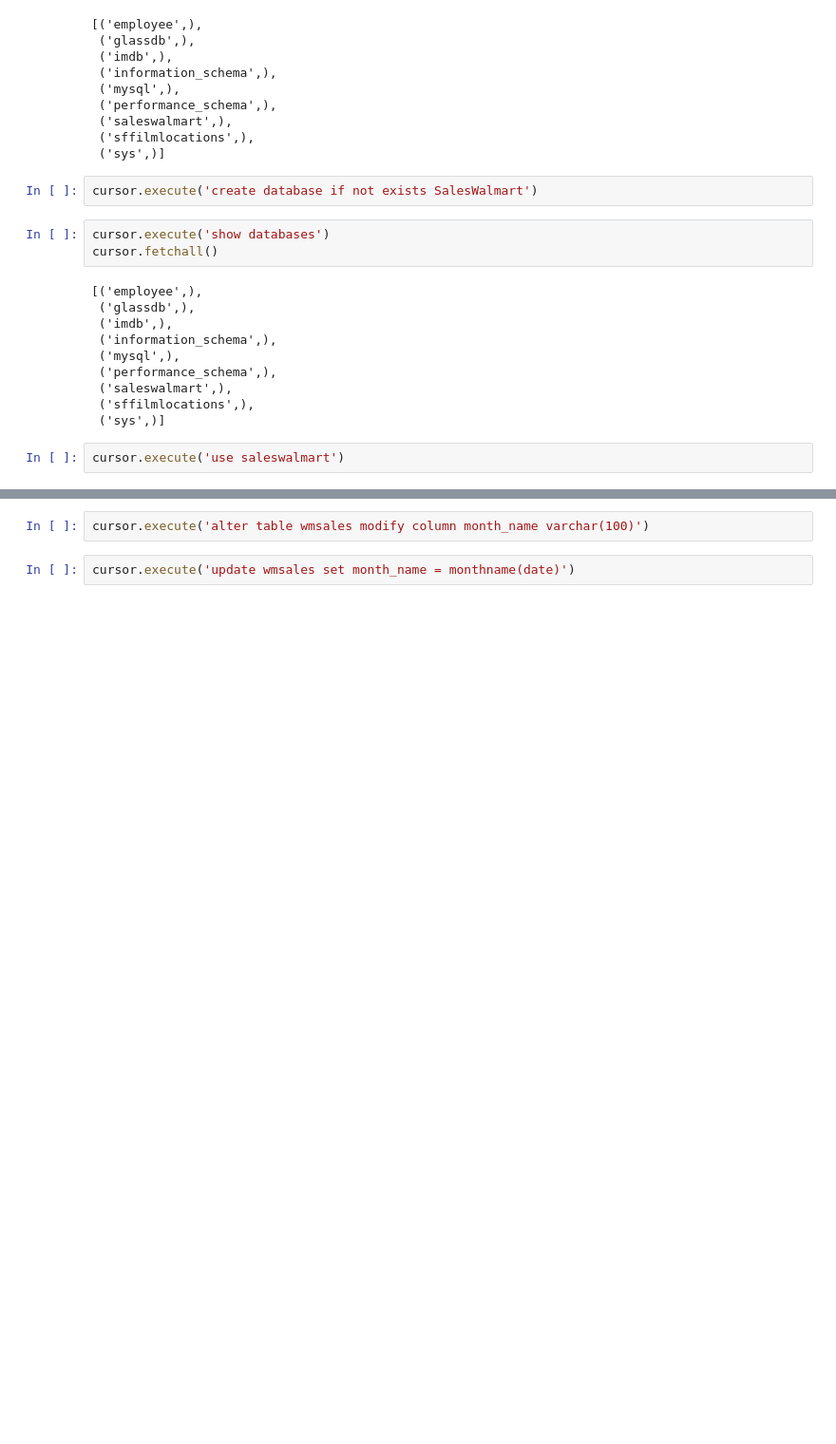
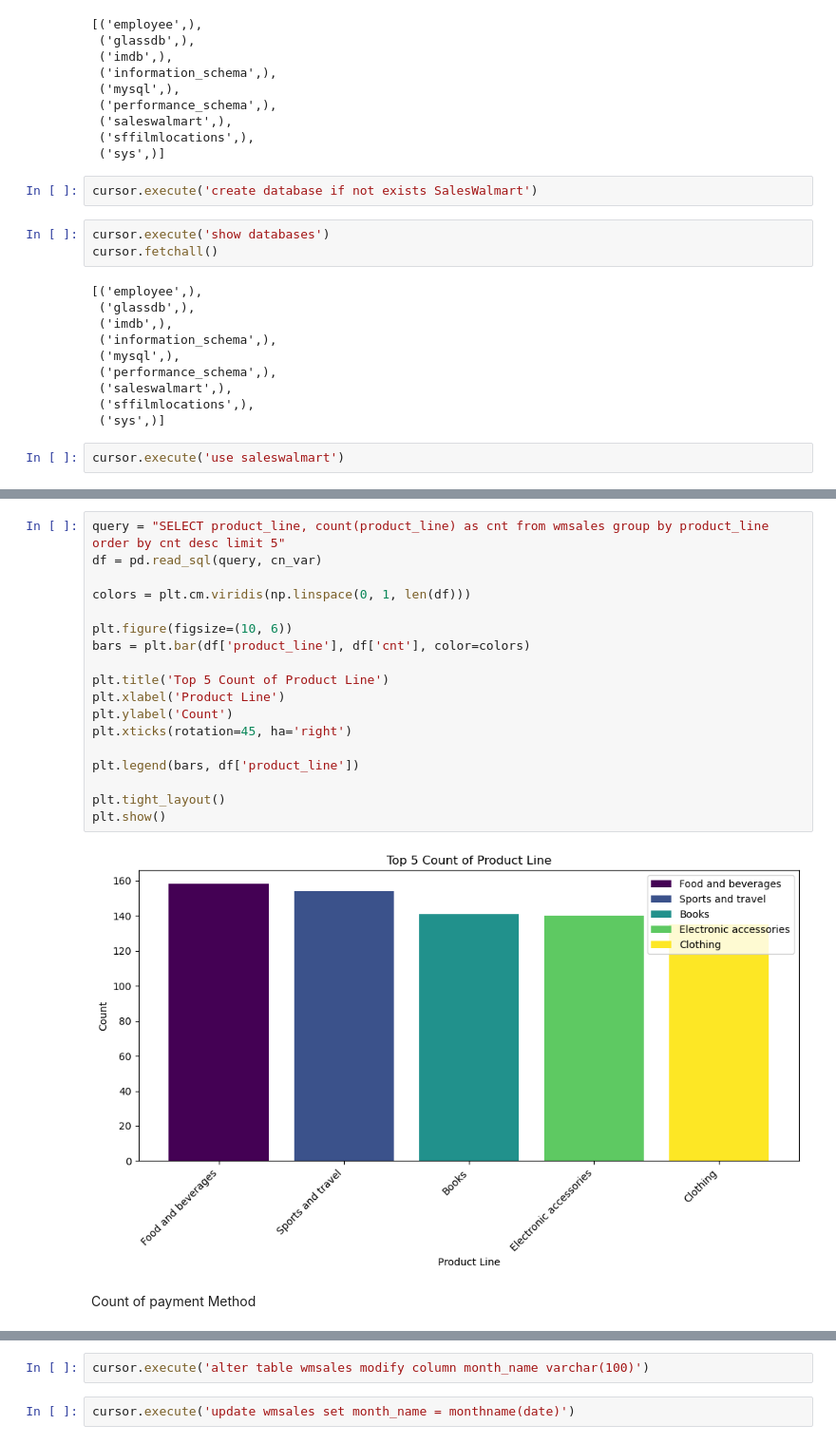
Before and after one commit to manthanvarma/walmart_sales_analysis, a Jupyter notebook: walmart_sales_analysis.ipynb, the cells around one changed output, grey strips where cells are left out. Shown at 95% size. Saved outputs shown, nothing was run; the diff lists cells and outputs as text; blank space fills up the shorter version.

```diff
--- a/walmart_sales_analysis.ipynb
+++ b/walmart_sales_analysis.ipynb
@@ -83,0 +286,22 @@ cursor.fetchall()
+# %%
+query = "SELECT product_line, count(product_line) as cnt from wmsales group by product_line order by cnt desc limit 5"
+df = pd.read_sql(query, cn_var)
+
+colors = plt.cm.viridis(np.linspace(0, 1, len(df)))
+
+plt.figure(figsize=(10, 6))
+bars = plt.bar(df['product_line'], df['cnt'], color=colors)
+
+plt.title('Top 5 Count of Product Line')
+plt.xlabel('Product Line')
+plt.ylabel('Count')
+plt.xticks(rotation=45, ha='right')
+
+plt.legend(bars, df['product_line'])
+
+plt.tight_layout()
+plt.show()
+# %% [output]
+[figure, added]
+# %% [markdown]
+Count of payment Method
```
Also changed, not shown: parts of 92 cells of this notebook, 3 other files.
